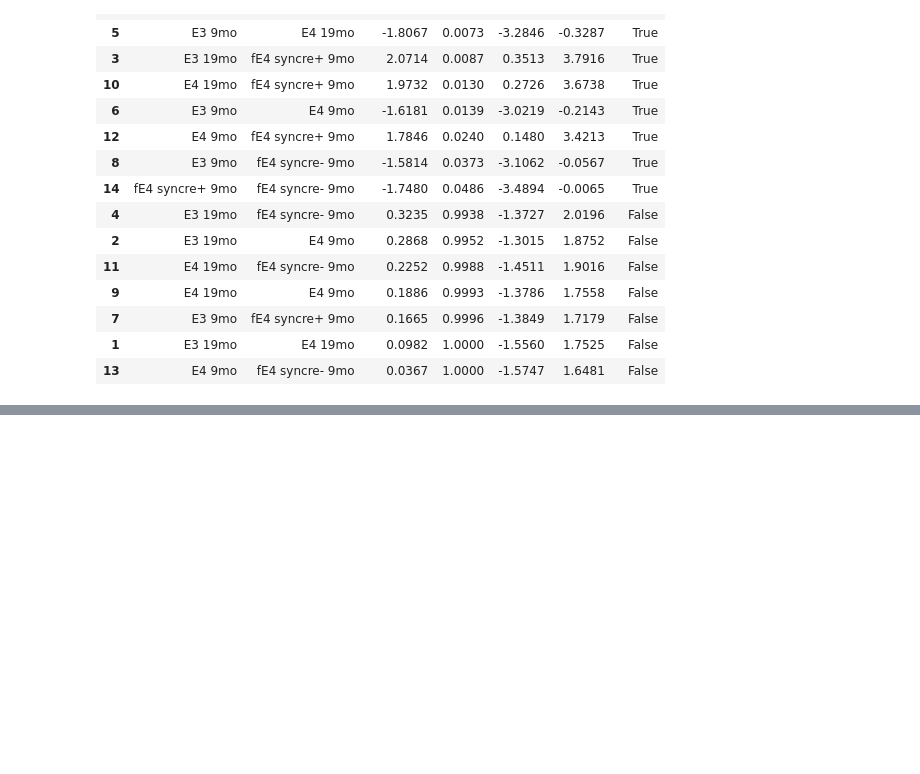
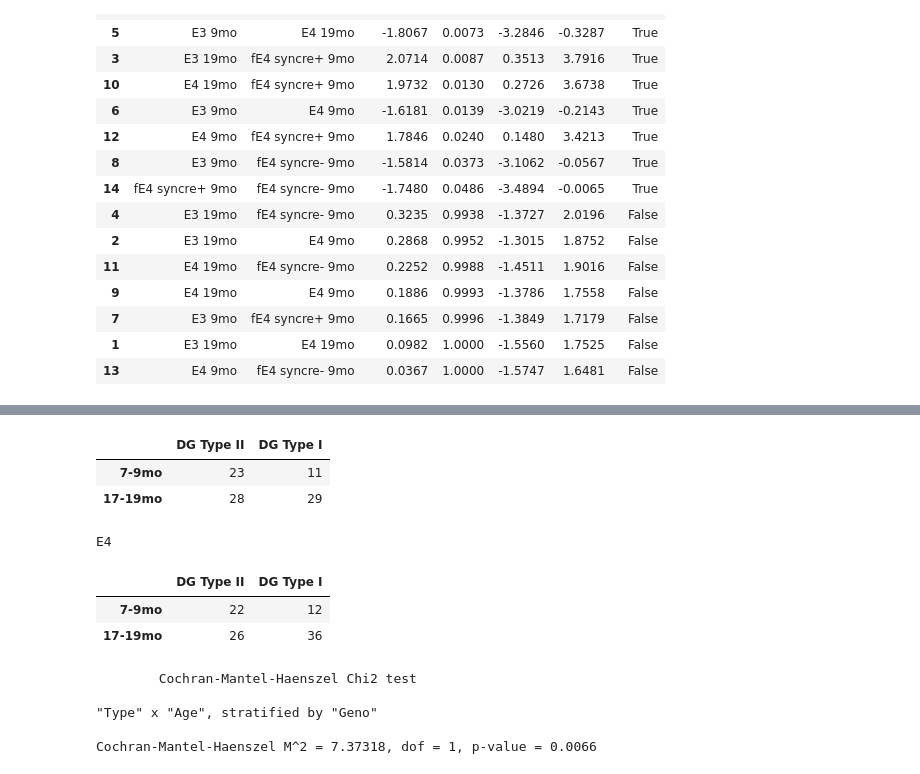
Before and after one commit to dtabuena/ApoE_Data_Clustering, a Jupyter notebook: 2022_12_05_Clustering.ipynb, the cells around one changed output, grey strips where cells are left out. Drawn from its saved outputs; the diff is of its cells as text; code cells hidden in the pictures; blank space fills up the shorter version.

```diff
--- a/2022_12_05_Clustering.ipynb
+++ b/2022_12_05_Clustering.ipynb
@@ -772,3 +772,35 @@ color_dc={'E3 9mo':[0, 0, 1, alpha_1],
           'E4 19mo': [1, 0, 0, alpha_2],
           'fE4 syncre+ 9mo': [0, 0.5, 0, alpha_1],
           'fE4 syncre- 9mo': [0, 0.5, 0, alpha_2]}
+# %%
+##### DG TypeR ######
+type_list =['DG Type II', 'DG Type I']
+cmh_df = pd.DataFrame(columns=['Geno','Age','Type'])
+counts = {}
+
+e4_table =pd.DataFrame(columns=type_list,index=['7-9mo','17-19mo'])
+e3_table = e4_table.copy()
+for f in file_list:
+    if 'DG' in f:
+        c_type = [t for t in type_list if t+' ' in f][0]
+        my_df_dict,_ = read_data_file(f)
+        for k,v in my_df_dict.items():
+            if '19' in k: age = '17-19mo'
+            else: age = '7-9mo'
+            if 'E4' in k: e4_table.at[age,c_type]=v.shape[0]
+            else: e3_table.at[age,c_type]=v.shape[0]
+
+            a = np.array([[k.split(' ')[0], k.split(' ')[1], c_type]]*v.shape[0])
+            df2 = pd.DataFrame(data=a, columns=['Geno','Age','Type'])
+            cmh_df = cmh_df.append(df2, ignore_index=True)
+
+!pip install CMH
+from cmh import CMH
+print('E3')
+display(e3_table)
+
+print('E4')
+display(e4_table)
+result = CMH(cmh_df, 'Type', 'Age', stratifier='Geno')
+display(result)
+# %% [output]
@@ -774,0 +819,12 @@ color_dc={'E3 9mo':[0, 0, 1, alpha_1],
+|  | DG Type II | DG Type I |
+| 7-9mo | 23 | 11 |
+| 17-19mo | 28 | 29 |
+E4
+|  | DG Type II | DG Type I |
+| 7-9mo | 22 | 12 |
+| 17-19mo | 26 | 36 |
+        Cochran-Mantel-Haenszel Chi2 test
+
+"Type" x "Age", stratified by "Geno"
+
+Cochran-Mantel-Haenszel M^2 = 7.37318, dof = 1, p-value = 0.0066
```
Also changed, not shown: parts of 2 cells of this notebook.
